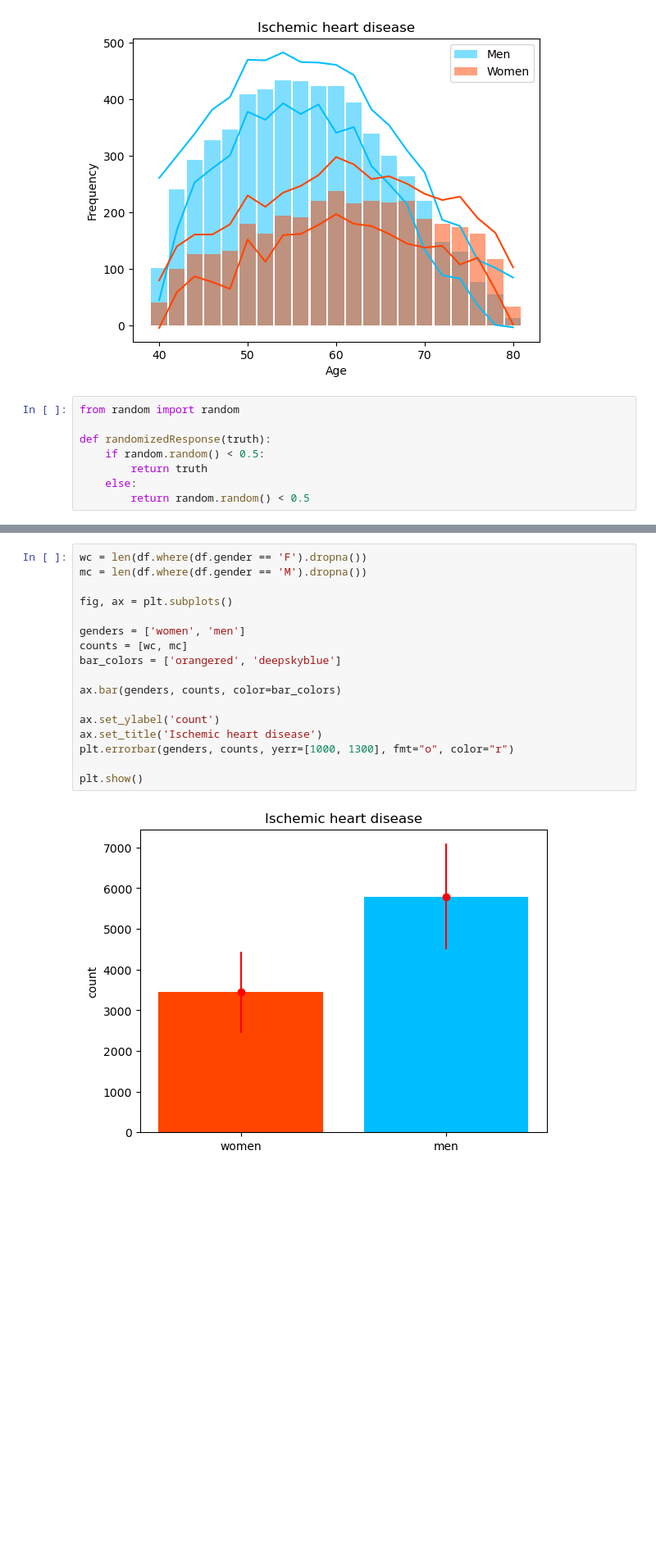
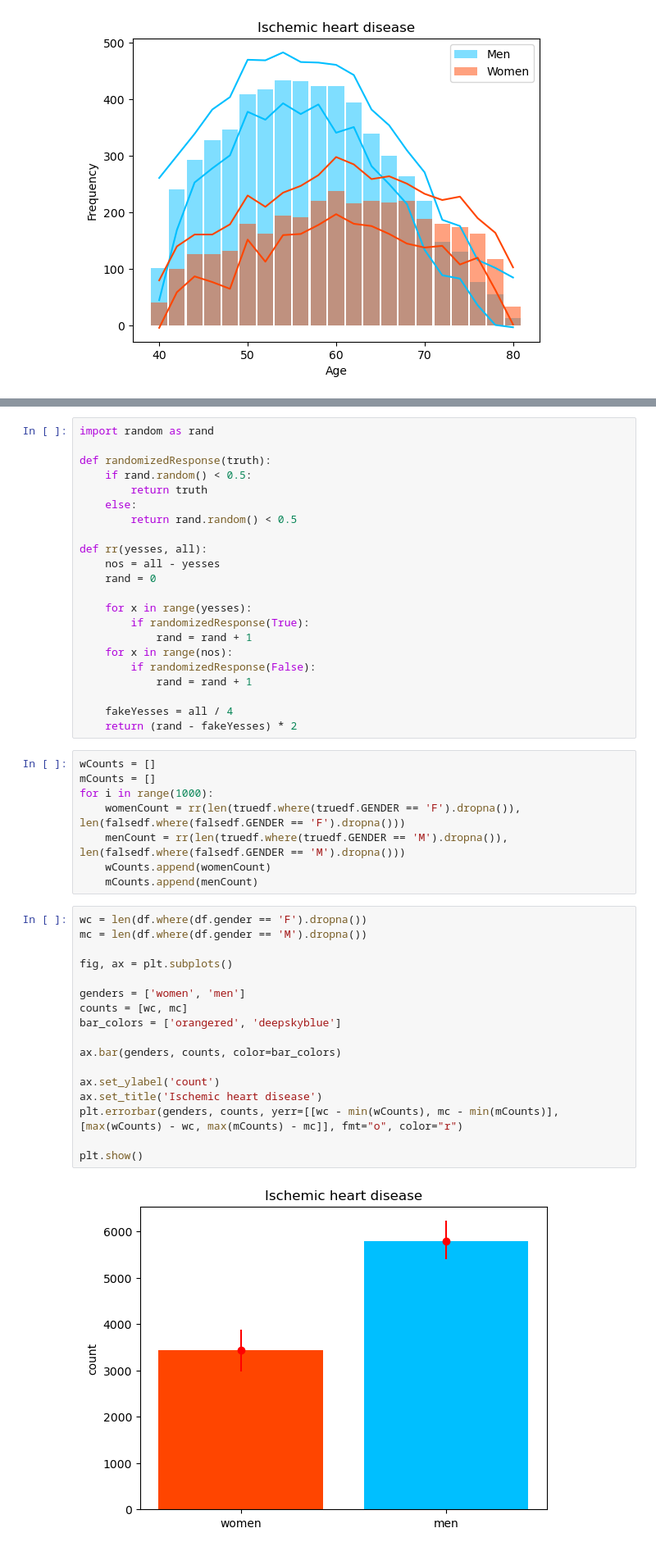
Before and after one commit to EatOreo/DifferentialPrivacyBiasExperiments, a Jupyter notebook: Main.ipynb, the cells around one changed output, grey strips where cells are left out. Shown at 82% size. Drawn from its saved outputs; the diff is of its cells as text; blank space fills up the shorter version.

Commit message:
actual errorbars

```diff
--- a/Main.ipynb
+++ b/Main.ipynb
@@ -132,11 +132,3 @@ plt.legend()
 plt.show()
 # %% [output]
 [figure]
-# %%
-from random import random
-
-def randomizedResponse(truth):
-    if random.random() < 0.5:
-        return truth
-    else:
-        return random.random() < 0.5
@@ -143,22 +157,52 @@ def randomizedResponse(truth):
+# %%
+import random as rand
+
+def randomizedResponse(truth):
+    if rand.random() < 0.5:
+        return truth
+    else:
+        return rand.random() < 0.5
+
+def rr(yesses, all):
+    nos = all - yesses
+    rand = 0
+
+    for x in range(yesses):
+        if randomizedResponse(True):
+            rand = rand + 1
+    for x in range(nos):
+        if randomizedResponse(False):
+            rand = rand + 1
+
+    fakeYesses = all / 4
+    return (rand - fakeYesses) * 2
+# %%
+wCounts = []
+mCounts = []
+for i in range(1000):
+    womenCount = rr(len(truedf.where(truedf.GENDER == 'F').dropna()), len(falsedf.where(falsedf.GENDER == 'F').dropna()))
+    menCount = rr(len(truedf.where(truedf.GENDER == 'M').dropna()), len(falsedf.where(falsedf.GENDER == 'M').dropna()))
+    wCounts.append(womenCount)
+    mCounts.append(menCount)
 # %%
 wc = len(df.where(df.gender == 'F').dropna())
 mc = len(df.where(df.gender == 'M').dropna())
 
 fig, ax = plt.subplots()
 
 genders = ['women', 'men']
 counts = [wc, mc]
 bar_colors = ['orangered', 'deepskyblue']
 
 ax.bar(genders, counts, color=bar_colors)
 
 ax.set_ylabel('count')
 ax.set_title('Ischemic heart disease')
-plt.errorbar(genders, counts, yerr=[1000, 1300], fmt="o", color="r")
+plt.errorbar(genders, counts, yerr=[[wc - min(wCounts), mc - min(mCounts)], [max(wCounts) - wc, max(mCounts) - mc]], fmt="o", color="r")
 
 plt.show()
 # %% [output]
-[figure, old version]
+[figure, new version]
 # %%
 """
 SELECT COUNT(DISTINCT Id)
```
Also changed, not shown: parts of 1 cell of this notebook, 1 other file.
